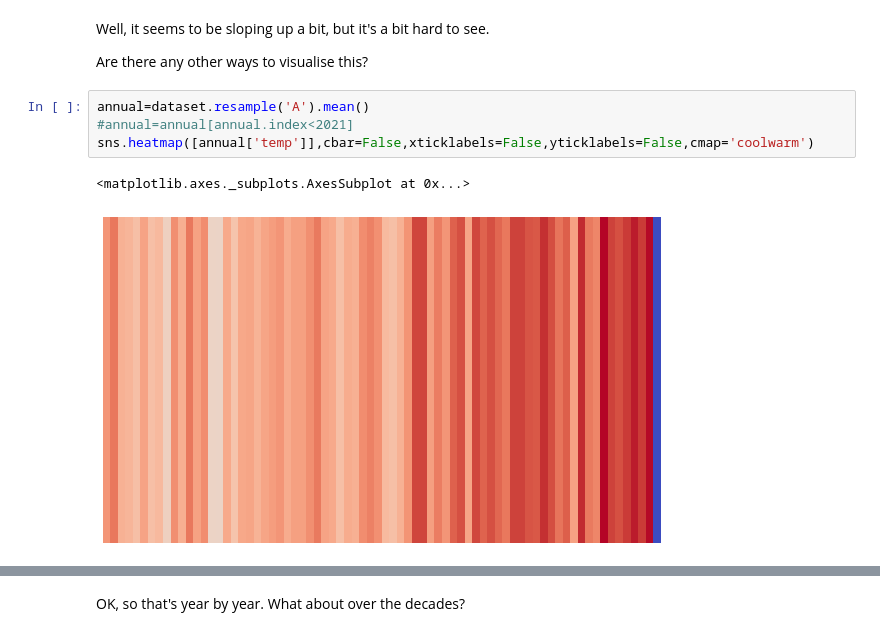
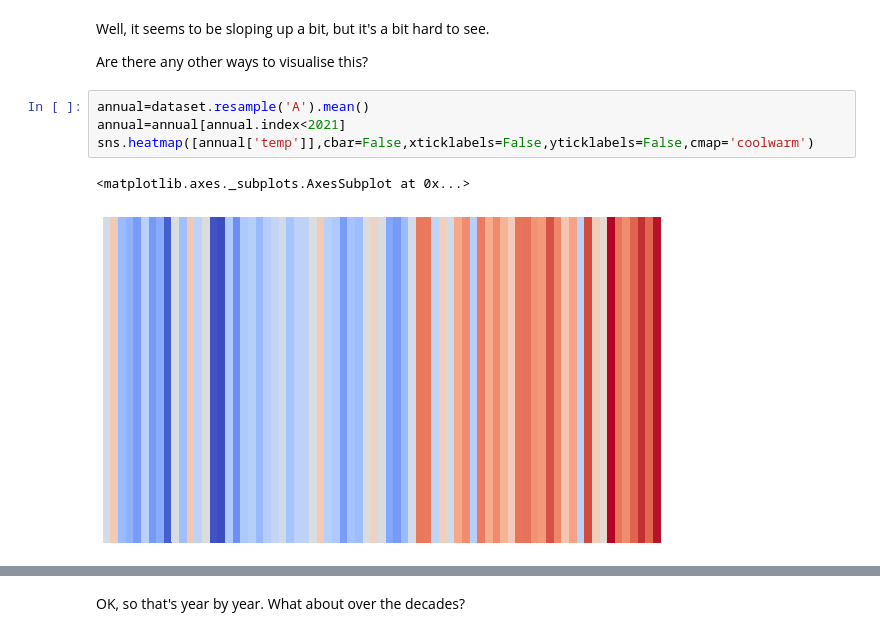
Before and after one commit to milesberry/ds4k12, a Jupyter notebook: osiris.ipynb, the cells around one changed output, grey strips where cells are left out. Cells and saved outputs as stored; diff of their text form.

```diff
--- a/osiris.ipynb
+++ b/osiris.ipynb
@@ -512,11 +506,11 @@ Well, it seems to be sloping up a bit, but it's a bit hard to see.
 Are there any other ways to visualise this?
 # %%
 annual=dataset.resample('A').mean()
-#annual=annual[annual.index<2021]
+annual=annual[annual.index<2021]
 sns.heatmap([annual['temp']],cbar=False,xticklabels=False,yticklabels=False,cmap='coolwarm')
 # %% [output]
 <matplotlib.axes._subplots.AxesSubplot at 0x...>
-[figure, old version]
+[figure, new version]
 # %% [markdown]
 Hey, that looks great. Could we get that on flipflops maybe?
 More details [here](https://en.wikipedia.org/wiki/Warming_stripes).
```
Also changed, not shown: parts of 16 cells of this notebook.
